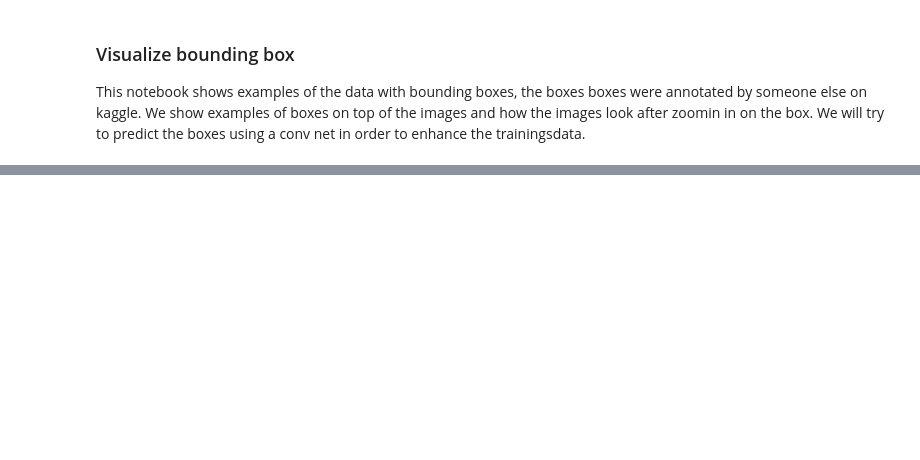
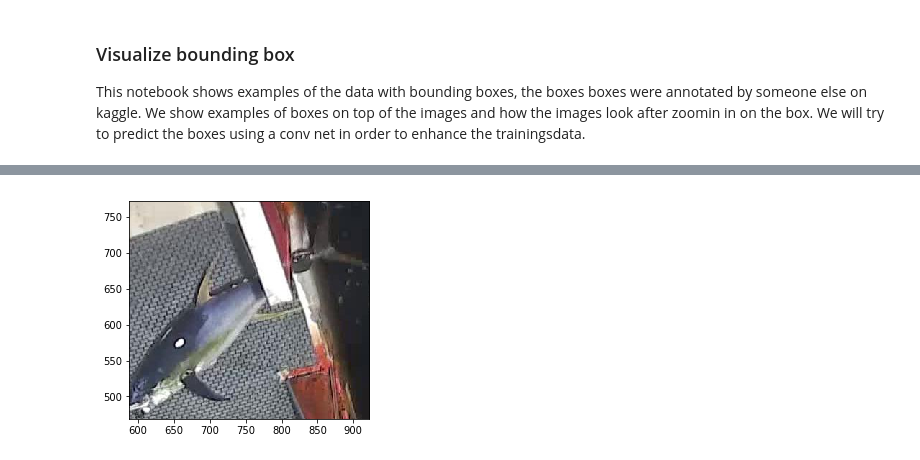
Before and after one commit to TanjaCrijns/MLIP-BigAITuna, a Jupyter notebook: notebooks/box_visualize.ipynb, the cells around one changed output, grey strips where cells are left out. Drawn from its saved outputs; the diff is of its cells as text; code cells hidden in the pictures; blank space fills up the shorter version.

```diff
--- a/notebooks/box_visualize.ipynb
+++ b/notebooks/box_visualize.ipynb
@@ -41,0 +55,21 @@ pprint.pprint(boxes[1])
+# %%
+# Example how to extract the good labels
+# Only using the first index, should become the largest??
+height, width, co_x, co_y = None, None, None, None
+with open('../data/boxes/{}_labels.json'.format(example.label.lower())) as data_file:
+    data = json.load(data_file)
+    for i in range(len(data)):
+        path = '../data/train/{}/{}'.format(example.label, example.filename)
+        if data[i]['filename'] == path:
+            height = data[i]['annotations'][0]['height']
+            width = data[i]['annotations'][0]['width']
+            co_x = data[i]['annotations'][0]['x']
+            co_y = data[i]['annotations'][0]['y']
+
+fig, ax = plt.subplots(1)
+ax.imshow(image)
+plt.xlim(co_x, co_x+width)
+plt.ylim(co_y, co_y+height)
+plt.show()
+# %% [output]
+[figure, added]
```
Also changed, not shown: parts of 7 cells of this notebook.
